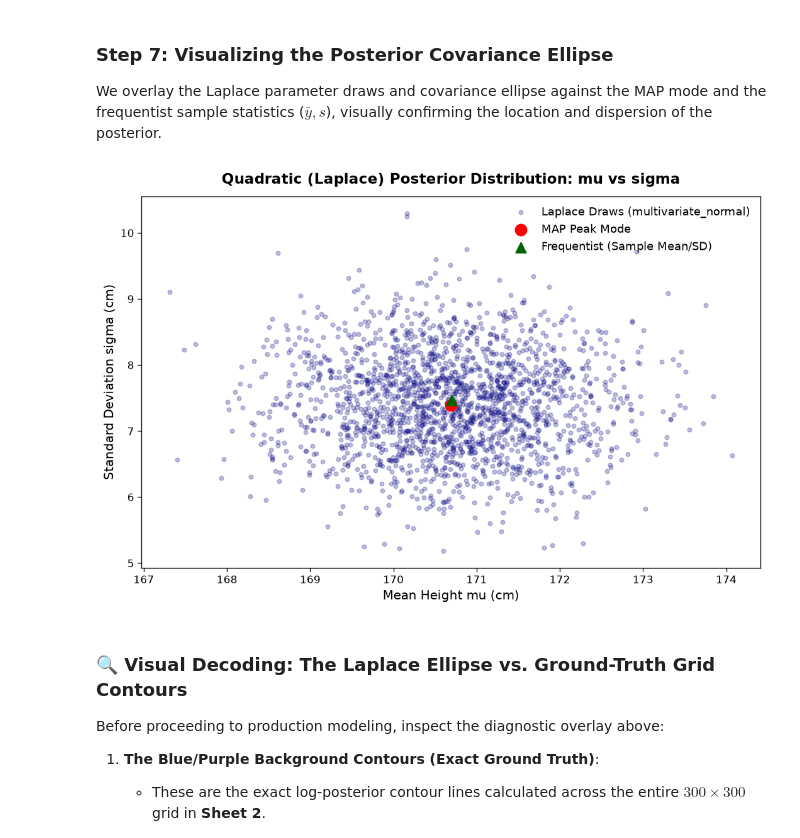
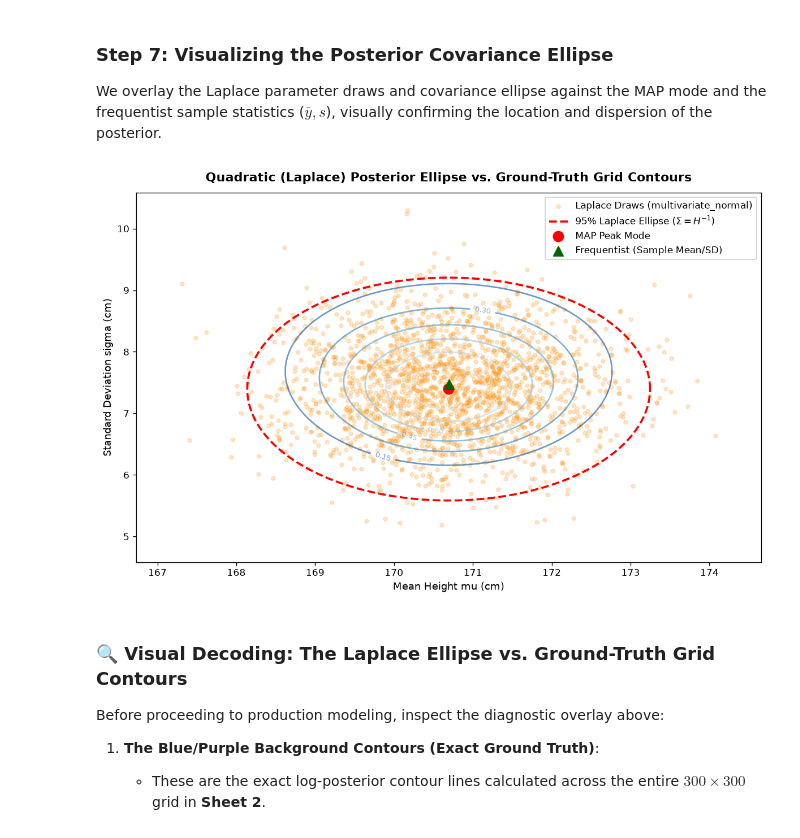
Before and after one commit to tarobins/bayesian-inference-intro, a Jupyter notebook: python/03_quadratic_laplace_approximation.ipynb, the cells around one changed output. Saved outputs shown, nothing was run; the diff lists cells and outputs as text; code cells hidden in the pictures.

Commit message:
Update Step 7 in Sheet 3 to plot exact ground-truth posterior contours and analytical 95% Laplace credible ellipse

```diff
--- a/python/03_quadratic_laplace_approximation.ipynb
+++ b/python/03_quadratic_laplace_approximation.ipynb
@@ -587,20 +587,45 @@ Posterior Mean (sigma):  7.40 cm (SD: 0.734 cm)
 ### Step 7: Visualizing the Posterior Covariance Ellipse
 We overlay the Laplace parameter draws and covariance ellipse against the MAP mode and the frequentist sample statistics ($\bar{y}, s$), visually confirming the location and dispersion of the posterior.
 # %%
-# --- Step 7: Visual Comparison: 2D Joint Posterior Ellipse ---
-plt.figure(figsize=(9, 6), dpi=120)
-plt.scatter(mu_draws[:2000], sigma_draws[:2000], color='navy', alpha=0.25, s=15, label='Laplace Draws (multivariate_normal)')
-plt.scatter(map_mu, map_sigma, color='red', s=120, zorder=5, label='MAP Peak Mode')
-plt.scatter(np.mean(heights), np.std(heights, ddof=1), color='darkgreen', marker='^', s=100, zorder=5, label='Frequentist (Sample Mean/SD)')
+# --- Step 7: Visual Comparison: 2D Joint Posterior Ellipse vs Ground-Truth Contours ---
+plt.figure(figsize=(10, 6.5), dpi=120)
 
-plt.title("Quadratic (Laplace) Posterior Distribution: mu vs sigma", fontsize=14, fontweight='bold', pad=12)
-plt.xlabel("Mean Height mu (cm)", fontsize=12)
-plt.ylabel("Standard Deviation sigma (cm)", fontsize=12)
-plt.legend(loc='upper right', frameon=False, fontsize=11)
+# 1. Exact Ground-Truth Posterior Contours (evaluated on local grid)
+mu_grid = np.linspace(map_mu - 3.8 * std_errors[0], map_mu + 3.8 * std_errors[0], 120)
+sigma_grid = np.linspace(map_sigma - 3.8 * std_errors[1], map_sigma + 3.8 * std_errors[1], 120)
+MU_g, SIGMA_g = np.meshgrid(mu_grid, sigma_grid)
+
+log_lik_grid = np.zeros_like(MU_g)
+for y_i in heights:
+    log_lik_grid += stats.norm.logpdf(y_i, loc=MU_g, scale=SIGMA_g)
+log_prior_grid = stats.norm.logpdf(MU_g, loc=170, scale=15) + stats.uniform.logpdf(SIGMA_g, loc=0, scale=30)
+post_grid = np.exp((log_lik_grid + log_prior_grid) - np.max(log_lik_grid + log_prior_grid))
+
+cs = plt.contour(MU_g, SIGMA_g, post_grid, levels=6, cmap='Blues_r', alpha=0.6, linewidths=1.6)
+plt.clabel(cs, inline=True, fontsize=8, fmt='%.2f')
+
+# 2. Scatter of 2,000 instantaneous Laplace draws from MVNormal
+plt.scatter(mu_draws[:2000], sigma_draws[:2000], color='darkorange', alpha=0.22, s=16, label='Laplace Draws (multivariate_normal)')
+
+# 3. Analytical 95% Bivariate Credible Ellipse from Inverted Hessian Sigma = H^-1
+angles = np.linspace(0, 2 * np.pi, 200)
+circle = np.stack([np.cos(angles), np.sin(angles)], axis=0)
+L = np.linalg.cholesky(vcov_matrix)
+ellipse_95 = map_estimates[:, None] + np.sqrt(5.99146) * (L @ circle)
+plt.plot(ellipse_95[0], ellipse_95[1], 'r--', lw=2.2, label=r'95% Laplace Ellipse ($\Sigma = H^{-1}$)')
+
+# 4. Point Estimates: MAP Peak Mode and Frequentist Sample Mean / SD
+plt.scatter(map_mu, map_sigma, color='red', s=120, zorder=6, label='MAP Peak Mode')
+plt.scatter(np.mean(heights), np.std(heights, ddof=1), color='darkgreen', marker='^', s=110, zorder=6, label='Frequentist (Sample Mean/SD)')
+
+plt.title("Quadratic (Laplace) Posterior Ellipse vs. Ground-Truth Grid Contours", fontsize=13, fontweight='bold', pad=12)
+plt.xlabel("Mean Height mu (cm)", fontsize=11)
+plt.ylabel("Standard Deviation sigma (cm)", fontsize=11)
+plt.legend(loc='upper right', frameon=True, facecolor='white', framealpha=0.9, fontsize=10)
 plt.tight_layout()
 plt.show()
 # %% [output]
-[figure, old version]
+[figure, new version]
 # %% [markdown]
 ### 🔍 Visual Decoding: The Laplace Ellipse vs. Ground-Truth Grid Contours
 
```
Also changed, not shown: 1 other file.
